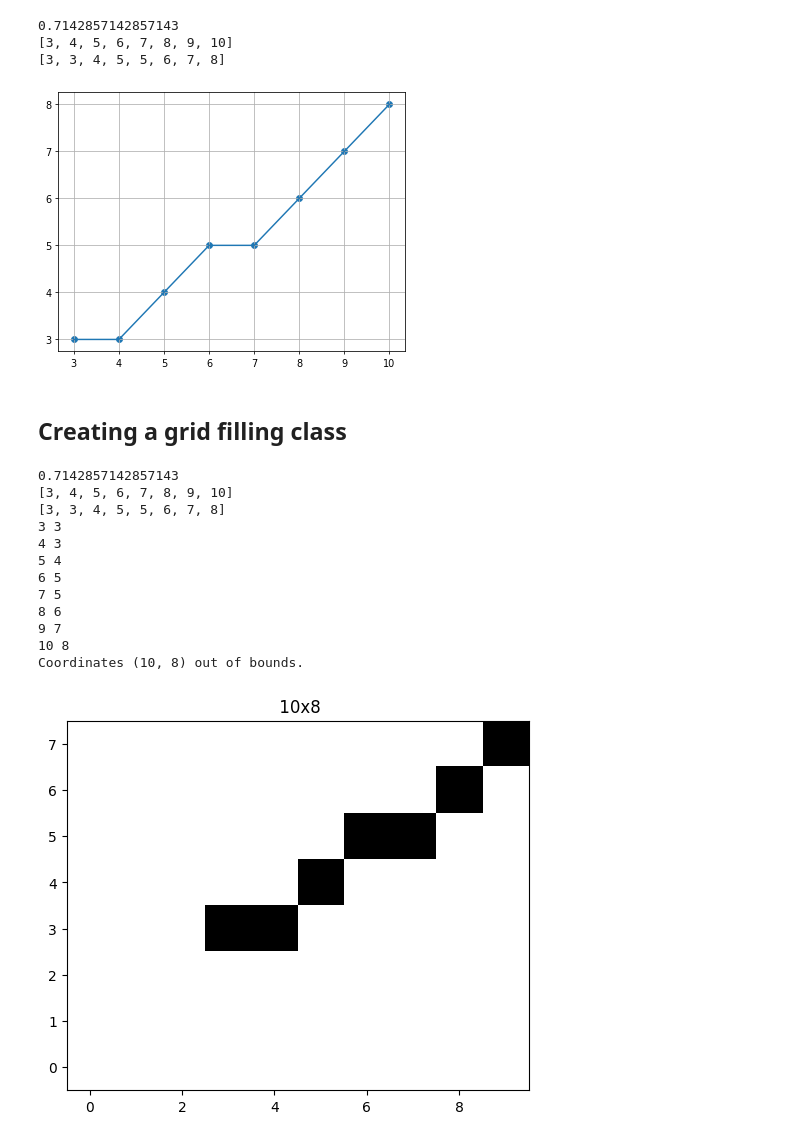
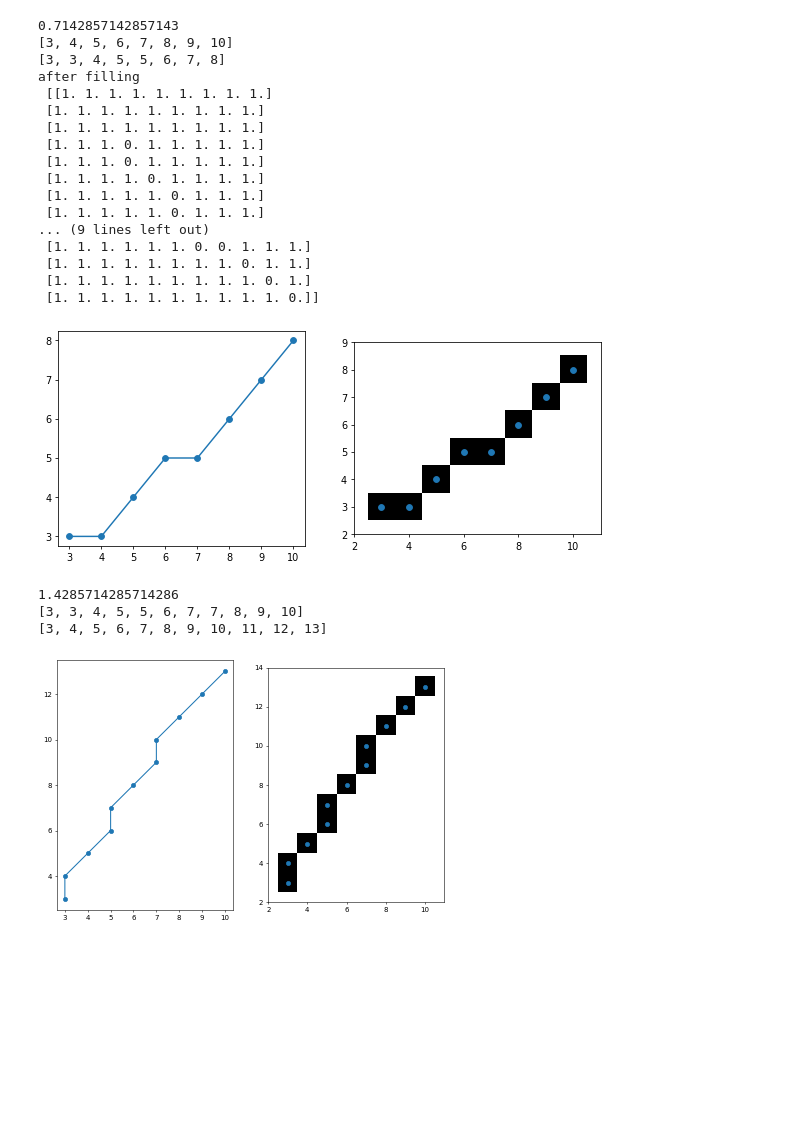
Before and after one commit to Shnku/pythoning_stuff, a Jupyter notebook: cg_algo/linedraw.ipynb, the cells around one changed output. Drawn from its saved outputs; the diff is of its cells as text; code cells hidden in the pictures; blank space fills up the shorter version.

Commit message:
DDA line drawing implemented

```diff
--- a/cg_algo/linedraw.ipynb
+++ b/cg_algo/linedraw.ipynb
@@ -13,28 +32,44 @@ Matplotlib is building the font cache; this may take a moment.
 def DAA(x1, x2, y1, y2):
     dy, dx = (y2 - y1), (x2 - x1)
     m = dy / dx
-    print(m)
+    print(m)  # tangent
     x, y = [x1], [y1]
-    for i in range(dx):
-        x1 += 1
-        y1 += m
-        x.append(x1)
-        y.append(int(y1))
+    if m < 1:
+        for i in range(dx):
+            x1 += 1
+            y1 += m
+            x.append(x1)
+            y.append(int(y1))
+    else:
+        for i in range(dy):
+            x1 += 1 / m
+            y1 += 1
+            x.append(int(x1))
+            y.append(y1)
 
     print(x, y, sep="\n")
     return x, y
 # %%
-x1, x2, y1, y2 = (3, 10, 3, 8)
+x1, y1 = (3, 3)
+x2, y2 = (10, 8)
 x, y = DAA(x1, x2, y1, y2)
-
-plt.figure(dpi=70)
-plt.scatter(x, y)
-plt.plot(x, y)
-plt.grid(True)
+draw(x, y, log=True)
 # %% [output]
 0.7142857142857143
 [3, 4, 5, 6, 7, 8, 9, 10]
 [3, 3, 4, 5, 5, 6, 7, 8]
+after filling
+ [[1. 1. 1. 1. 1. 1. 1. 1. 1.]
+ [1. 1. 1. 1. 1. 1. 1. 1. 1.]
+ [1. 1. 1. 1. 1. 1. 1. 1. 1.]
+ [1. 1. 1. 0. 1. 1. 1. 1. 1.]
+ [1. 1. 1. 0. 1. 1. 1. 1. 1.]
+ [1. 1. 1. 1. 0. 1. 1. 1. 1.]
+ [1. 1. 1. 1. 1. 0. 1. 1. 1.]
+ [1. 1. 1. 1. 1. 0. 1. 1. 1.]
+... (9 lines left out)
+ [1. 1. 1. 1. 1. 1. 0. 0. 1. 1. 1.]
+ [1. 1. 1. 1. 1. 1. 1. 1. 0. 1. 1.]
+ [1. 1. 1. 1. 1. 1. 1. 1. 1. 0. 1.]
+ [1. 1. 1. 1. 1. 1. 1. 1. 1. 1. 0.]]
-[figure, old version]
+[figure, new version]
-# %% [markdown]
-## Creating a grid filling class
@@ -58,23 +76,10 @@ class GridDraw:
 # %%
-x1, x2, y1, y2 = (3, 10, 3, 8)
+x1, y1 = (3, 3)
+x2, y2 = (10, 13)
 x, y = DAA(x1, x2, y1, y2)
-
-grid = GridDraw(x2, y2)
-for i, j in zip(x, y):
-    print(i, j)
-    grid.fill(i, j)
-grid.display()
+draw(x, y, size=50)
 # %% [output]
-0.7142857142857143
-[3, 4, 5, 6, 7, 8, 9, 10]
-[3, 3, 4, 5, 5, 6, 7, 8]
-3 3
-4 3
-5 4
-6 5
-7 5
-8 6
-9 7
-10 8
-Coordinates (10, 8) out of bounds.
+1.4285714285714286
+[3, 3, 4, 5, 5, 6, 7, 7, 8, 9, 10]
+[3, 4, 5, 6, 7, 8, 9, 10, 11, 12, 13]
-[figure, old version]
+[figure, new version]
```
Also changed, not shown: parts of 6 cells of this notebook.
